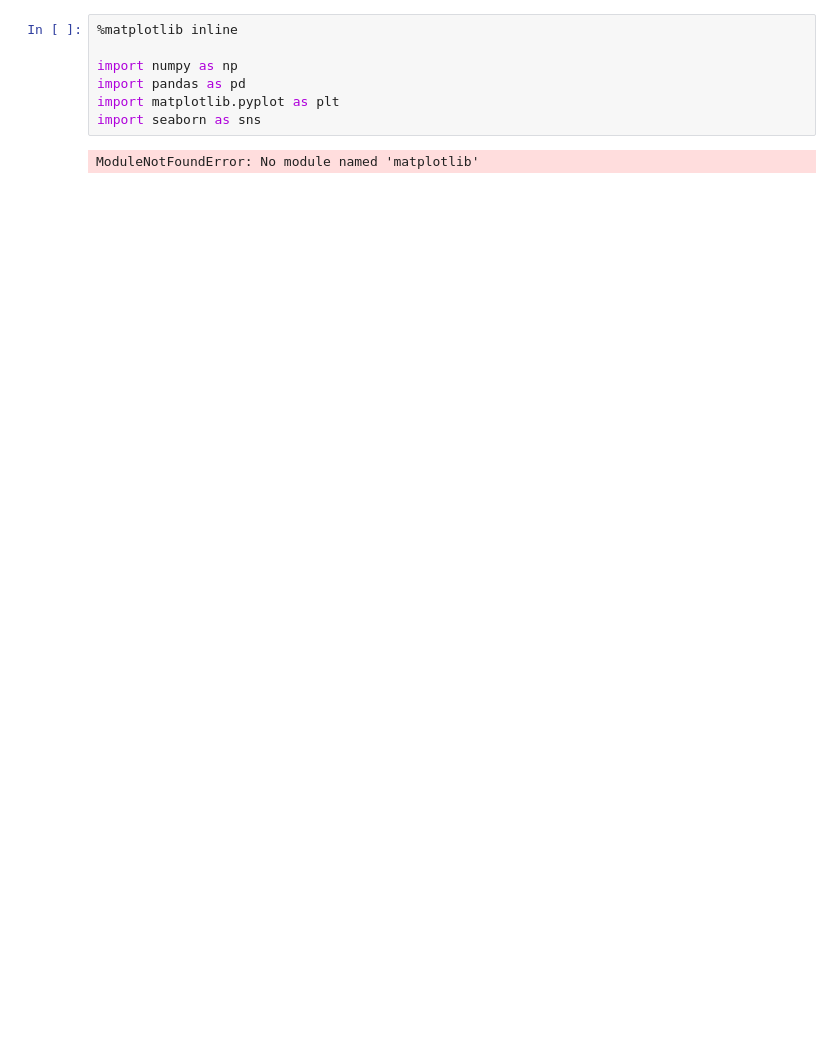
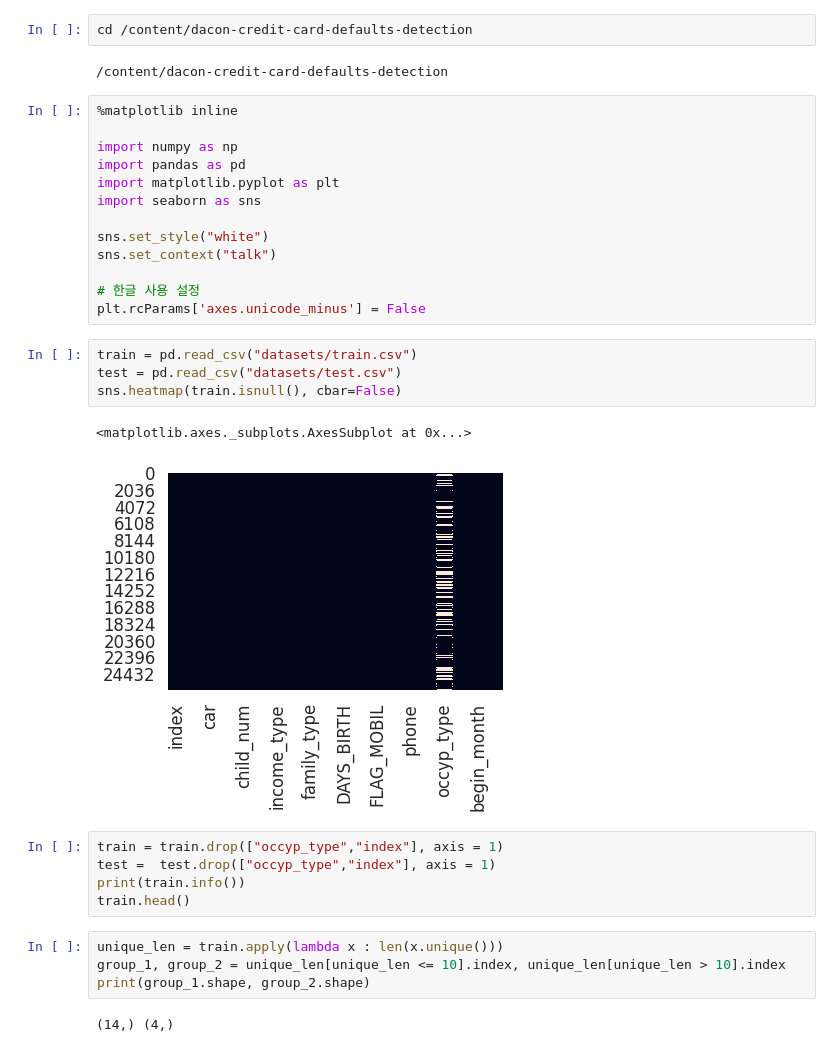
Before and after one commit to PNU-Sinbaram/dacon-credit-card-defaults-detection, a Jupyter notebook: visualization.ipynb, the cells around one changed output. Cells and saved outputs as stored; diff of their text form; blank space fills up the shorter version.

```diff
--- a/visualization.ipynb
+++ b/visualization.ipynb
@@ -1,3 +5,7 @@
+# %%
+cd /content/dacon-credit-card-defaults-detection
+# %% [output]
+/content/dacon-credit-card-defaults-detection
 # %%
 %matplotlib inline
 
@@ -5,5 +13,27 @@ import numpy as np
 import pandas as pd
 import matplotlib.pyplot as plt
 import seaborn as sns
+
+sns.set_style("white")
+sns.set_context("talk")
+
+# 한글 사용 설정
+plt.rcParams['axes.unicode_minus'] = False
-# %% [output]
-ModuleNotFoundError: No module named 'matplotlib'
+# %%
+train = pd.read_csv("datasets/train.csv")
+test = pd.read_csv("datasets/test.csv")
+sns.heatmap(train.isnull(), cbar=False)
+# %% [output]
+<matplotlib.axes._subplots.AxesSubplot at 0x...>
+[figure, added]
+# %%
+train = train.drop(["occyp_type","index"], axis = 1)
+test =  test.drop(["occyp_type","index"], axis = 1)
+print(train.info())
+train.head()
+# %%
+unique_len = train.apply(lambda x : len(x.unique()))
+group_1, group_2 = unique_len[unique_len <= 10].index, unique_len[unique_len > 10].index
+print(group_1.shape, group_2.shape)
+# %% [output]
+(14,) (4,)
```
Also changed, not shown: parts of 7 cells of this notebook.
